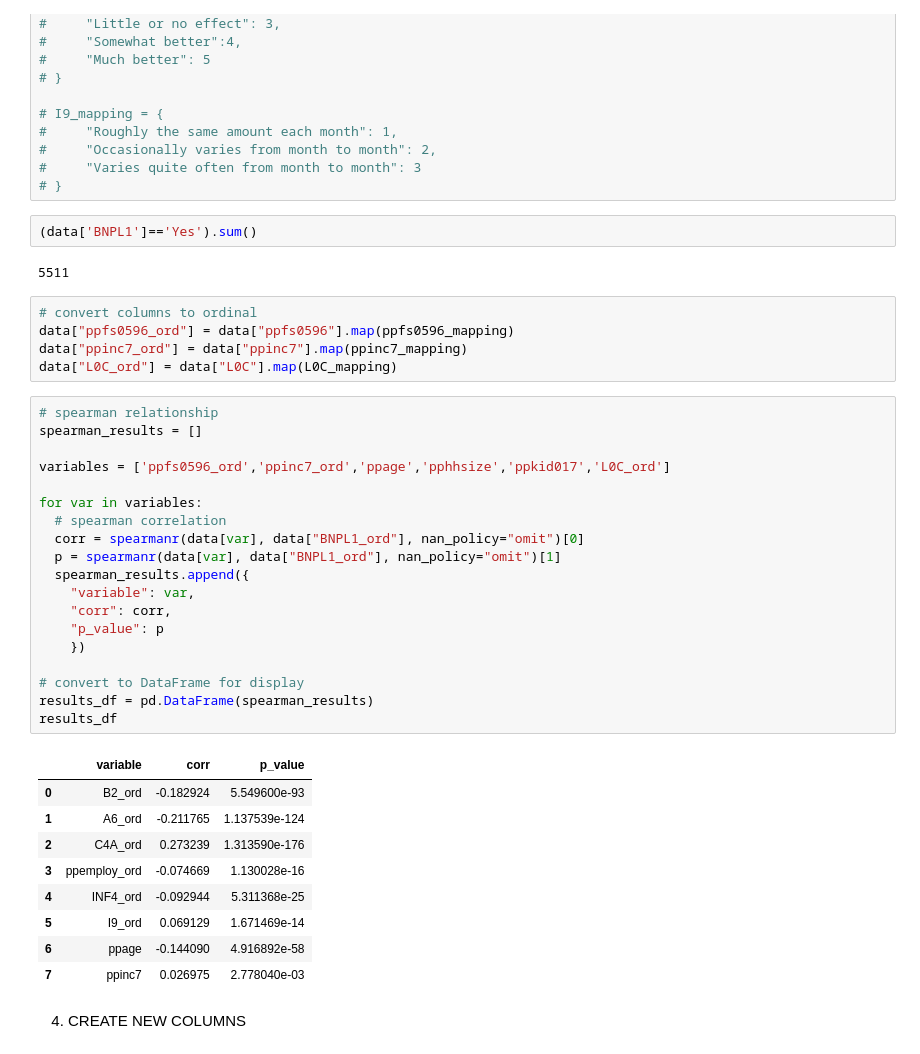
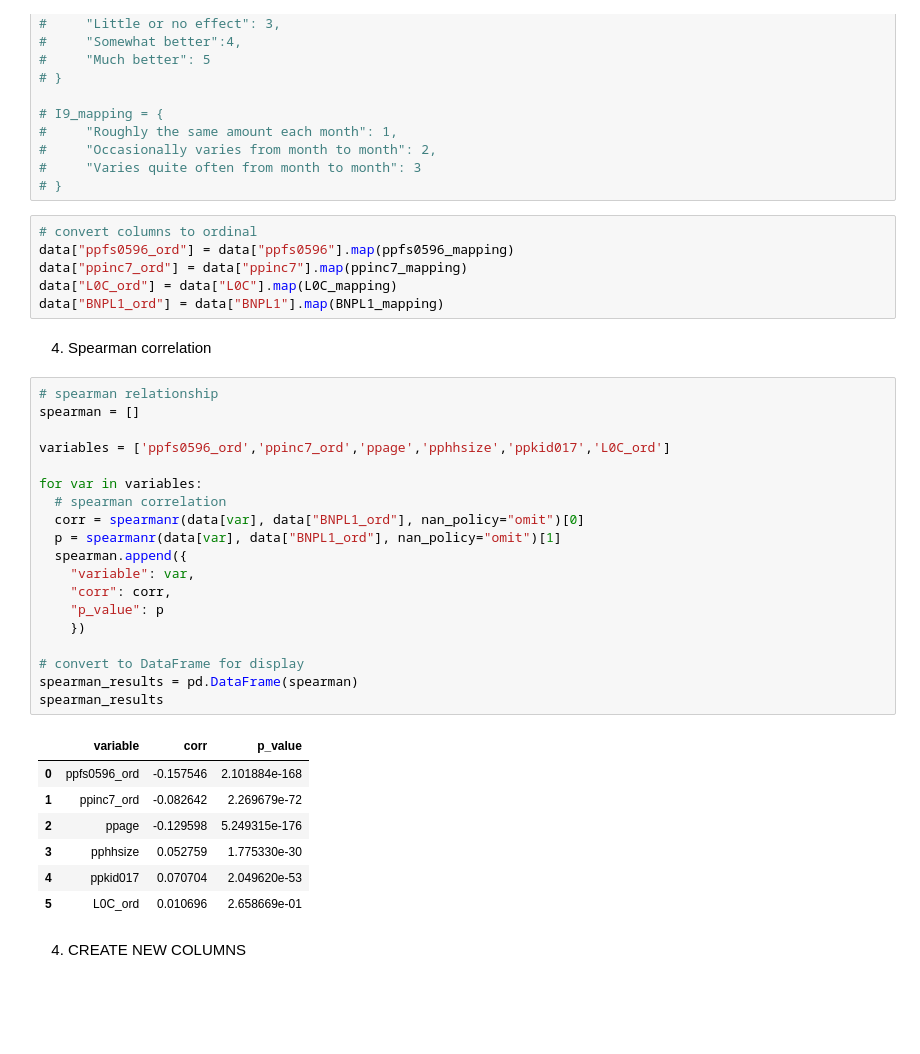
Before and after one commit to mw1296/DSAN5300, a Jupyter notebook: dsan5300_group1_final_project/code.ipynb, the cells around one changed output. Drawn from its saved outputs; the diff is of its cells as text; blank space fills up the shorter version.

```diff
--- a/dsan5300_group1_final_project/code.ipynb
+++ b/dsan5300_group1_final_project/code.ipynb
@@ -131,44 +131,41 @@ BNPL1_mapping = {
 #     "Occasionally varies from month to month": 2,
 #     "Varies quite often from month to month": 3
 # }
-# %%
-(data['BNPL1']=='Yes').sum()
-# %% [output]
-5511
 # %%
 # convert columns to ordinal
 data["ppfs0596_ord"] = data["ppfs0596"].map(ppfs0596_mapping)
 data["ppinc7_ord"] = data["ppinc7"].map(ppinc7_mapping)
 data["L0C_ord"] = data["L0C"].map(L0C_mapping)
+data["BNPL1_ord"] = data["BNPL1"].map(BNPL1_mapping)
+# %% [markdown]
+4. Spearman correlation
 # %%
 # spearman relationship
-spearman_results = []
+spearman = []
 
 variables = ['ppfs0596_ord','ppinc7_ord','ppage','pphhsize','ppkid017','L0C_ord']
 
 for var in variables:
   # spearman correlation
   corr = spearmanr(data[var], data["BNPL1_ord"], nan_policy="omit")[0]
   p = spearmanr(data[var], data["BNPL1_ord"], nan_policy="omit")[1]
-  spearman_results.append({
+  spearman.append({
     "variable": var,
     "corr": corr,
     "p_value": p
     })
 
 # convert to DataFrame for display
-results_df = pd.DataFrame(spearman_results)
-results_df
+spearman_results = pd.DataFrame(spearman)
+spearman_results
 # %% [output]
 |  | variable | corr | p_value |
-| 0 | B2_ord | -0.182924 | 5.549600e-93 |
-| 1 | A6_ord | -0.211765 | 1.137539e-124 |
-| 2 | C4A_ord | 0.273239 | 1.313590e-176 |
-| 3 | ppemploy_ord | -0.074669 | 1.130028e-16 |
-| 4 | INF4_ord | -0.092944 | 5.311368e-25 |
-| 5 | I9_ord | 0.069129 | 1.671469e-14 |
-| 6 | ppage | -0.144090 | 4.916892e-58 |
-| 7 | ppinc7 | 0.026975 | 2.778040e-03 |
+| 0 | ppfs0596_ord | -0.157546 | 2.101884e-168 |
+| 1 | ppinc7_ord | -0.082642 | 2.269679e-72 |
+| 2 | ppage | -0.129598 | 5.249315e-176 |
+| 3 | pphhsize | 0.052759 | 1.775330e-30 |
+| 4 | ppkid017 | 0.070704 | 2.049620e-53 |
+| 5 | L0C_ord | 0.010696 | 2.658669e-01 |
 # %% [markdown]
 4. CREATE NEW COLUMNS
 # %%
```
Also changed, not shown: parts of 6 cells of this notebook, 10 other files.
